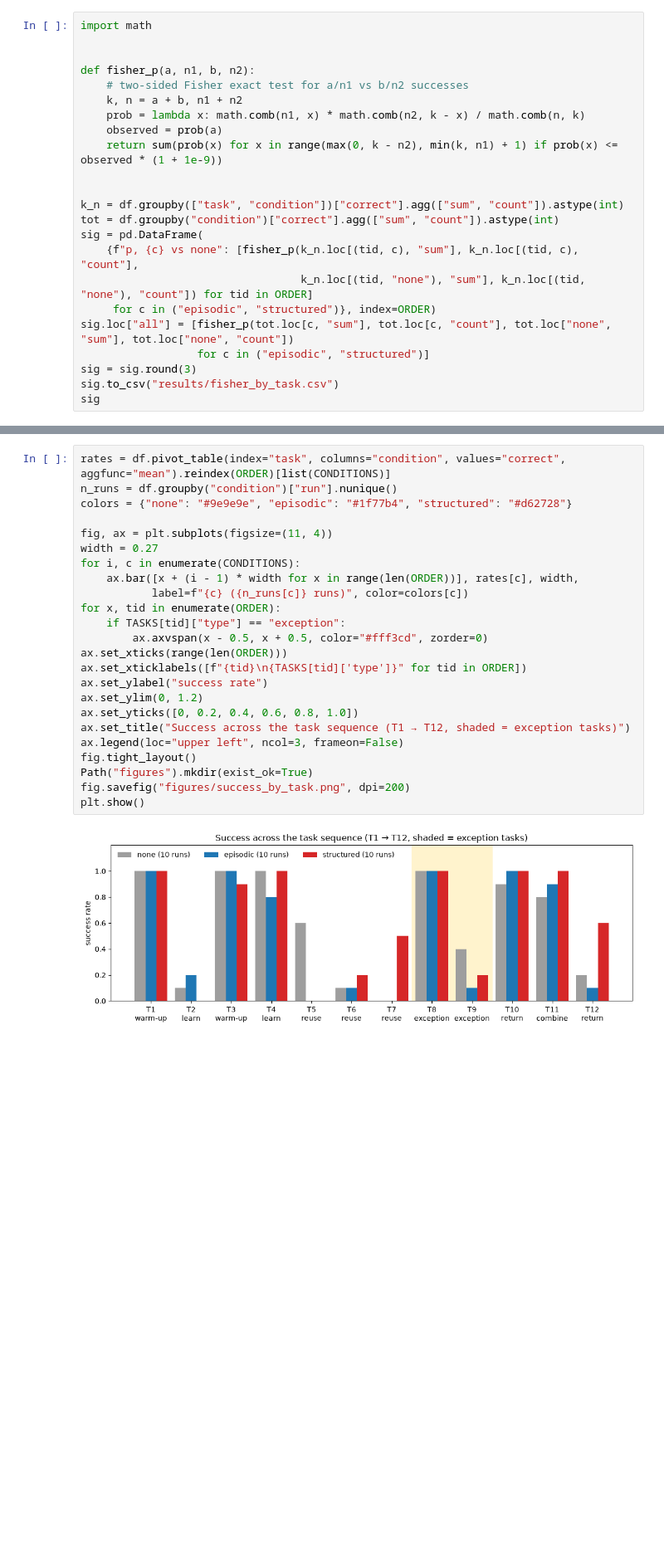
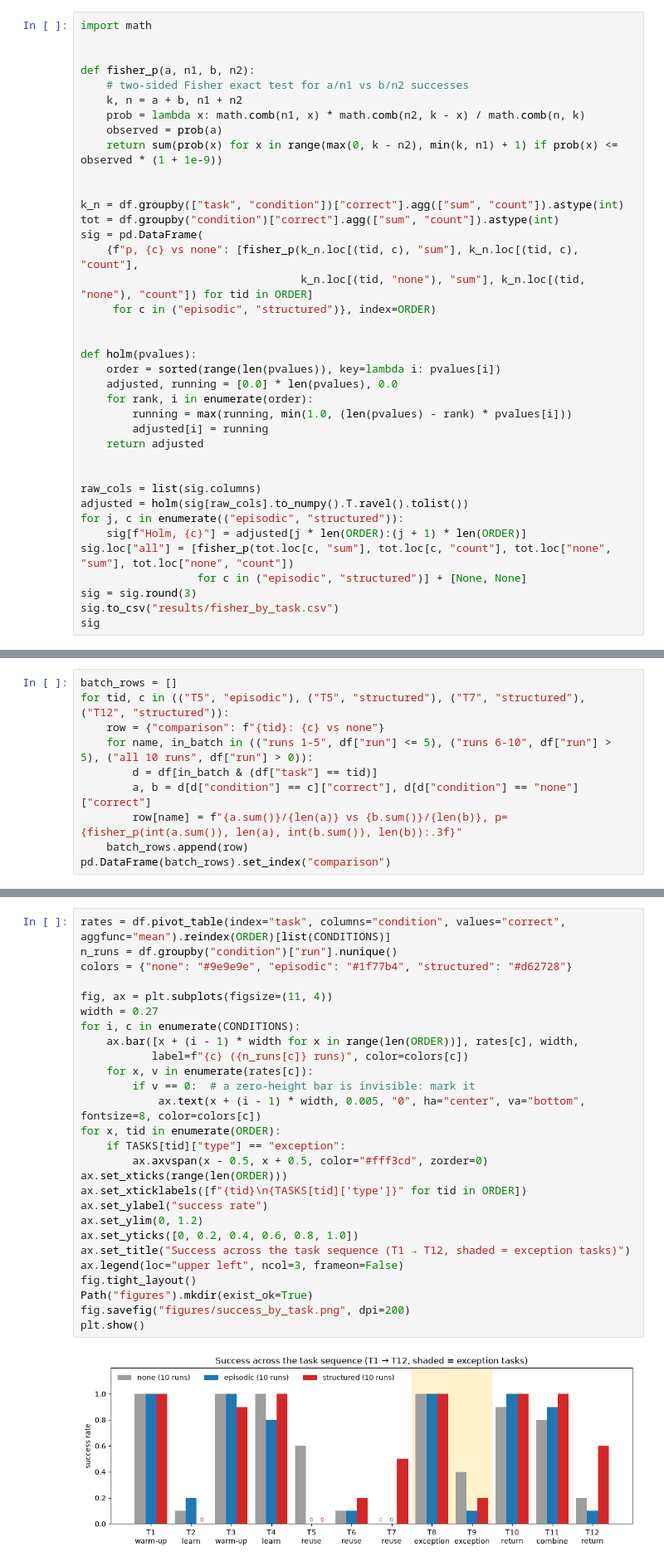
Before and after one commit to QianhengZhang/CS839-agent-memory, a Jupyter notebook: hw1_memory.ipynb, the cells around one changed output, grey strips where cells are left out. Shown at 83% size. Saved outputs shown, nothing was run; the diff lists cells and outputs as text; blank space fills up the shorter version.

```diff
--- a/hw1_memory.ipynb
+++ b/hw1_memory.ipynb
@@ -324,8 +324,23 @@ sig = pd.DataFrame(
     {f"p, {c} vs none": [fisher_p(k_n.loc[(tid, c), "sum"], k_n.loc[(tid, c), "count"],
                                   k_n.loc[(tid, "none"), "sum"], k_n.loc[(tid, "none"), "count"]) for tid in ORDER]
      for c in ("episodic", "structured")}, index=ORDER)
+
+
+def holm(pvalues):
+    order = sorted(range(len(pvalues)), key=lambda i: pvalues[i])
+    adjusted, running = [0.0] * len(pvalues), 0.0
+    for rank, i in enumerate(order):
+        running = max(running, min(1.0, (len(pvalues) - rank) * pvalues[i]))
+        adjusted[i] = running
+    return adjusted
+
+
+raw_cols = list(sig.columns)
+adjusted = holm(sig[raw_cols].to_numpy().T.ravel().tolist())
+for j, c in enumerate(("episodic", "structured")):
+    sig[f"Holm, {c}"] = adjusted[j * len(ORDER):(j + 1) * len(ORDER)]
 sig.loc["all"] = [fisher_p(tot.loc[c, "sum"], tot.loc[c, "count"], tot.loc["none", "sum"], tot.loc["none", "count"])
-                  for c in ("episodic", "structured")]
+                  for c in ("episodic", "structured")] + [None, None]
 sig = sig.round(3)
 sig.to_csv("results/fisher_by_task.csv")
 sig
@@ -346,0 +362,10 @@ sig
+# %%
+batch_rows = []
+for tid, c in (("T5", "episodic"), ("T5", "structured"), ("T7", "structured"), ("T12", "structured")):
+    row = {"comparison": f"{tid}: {c} vs none"}
+    for name, in_batch in (("runs 1-5", df["run"] <= 5), ("runs 6-10", df["run"] > 5), ("all 10 runs", df["run"] > 0)):
+        d = df[in_batch & (df["task"] == tid)]
+        a, b = d[d["condition"] == c]["correct"], d[d["condition"] == "none"]["correct"]
+        row[name] = f"{a.sum()}/{len(a)} vs {b.sum()}/{len(b)}, p={fisher_p(int(a.sum()), len(a), int(b.sum()), len(b)):.3f}"
+    batch_rows.append(row)
+pd.DataFrame(batch_rows).set_index("comparison")
@@ -367,29 +399,32 @@ Mean per run of 12 tasks. Total spent on this experiment (incl. smoke test): $0.
 # %%
 rates = df.pivot_table(index="task", columns="condition", values="correct", aggfunc="mean").reindex(ORDER)[list(CONDITIONS)]
 n_runs = df.groupby("condition")["run"].nunique()
 colors = {"none": "#9e9e9e", "episodic": "#1f77b4", "structured": "#d62728"}
 
 fig, ax = plt.subplots(figsize=(11, 4))
 width = 0.27
 for i, c in enumerate(CONDITIONS):
     ax.bar([x + (i - 1) * width for x in range(len(ORDER))], rates[c], width,
            label=f"{c} ({n_runs[c]} runs)", color=colors[c])
+    for x, v in enumerate(rates[c]):
+        if v == 0:  # a zero-height bar is invisible: mark it
+            ax.text(x + (i - 1) * width, 0.005, "0", ha="center", va="bottom", fontsize=8, color=colors[c])
 for x, tid in enumerate(ORDER):
     if TASKS[tid]["type"] == "exception":
         ax.axvspan(x - 0.5, x + 0.5, color="#fff3cd", zorder=0)
 ax.set_xticks(range(len(ORDER)))
 ax.set_xticklabels([f"{tid}\n{TASKS[tid]['type']}" for tid in ORDER])
 ax.set_ylabel("success rate")
 ax.set_ylim(0, 1.2)
 ax.set_yticks([0, 0.2, 0.4, 0.6, 0.8, 1.0])
 ax.set_title("Success across the task sequence (T1 → T12, shaded = exception tasks)")
 ax.legend(loc="upper left", ncol=3, frameon=False)
 fig.tight_layout()
 Path("figures").mkdir(exist_ok=True)
 fig.savefig("figures/success_by_task.png", dpi=200)
 plt.show()
 # %% [output]
-[figure, old version]
+[figure, new version]
 # %%
 # Wrong answers by cause (grader labels; never shown to the agent or the memory)
 wrong = df[~df["correct"]]
```
Also changed, not shown: parts of 7 cells of this notebook, 2 other files.
